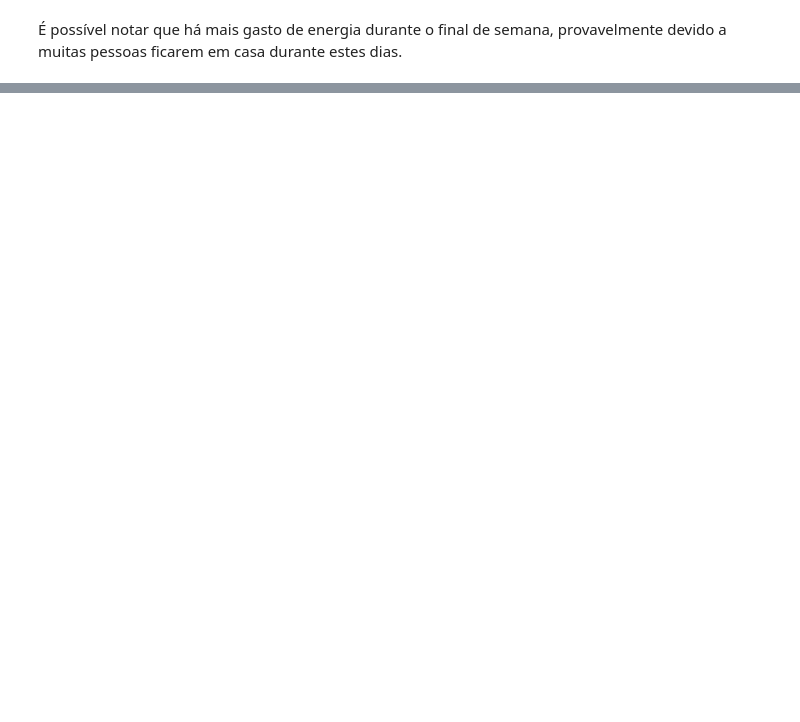
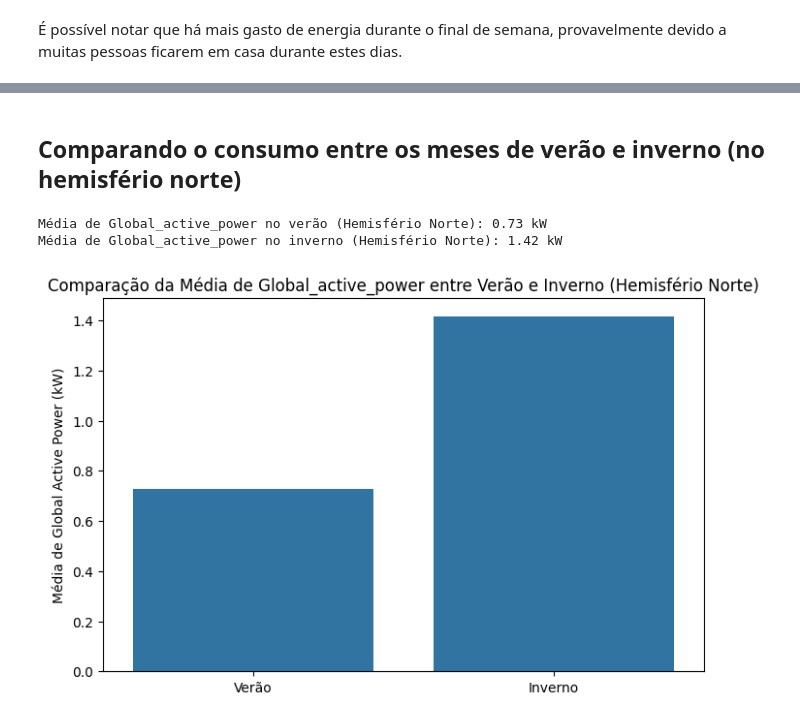
Before and after one commit to SunaUezuri/ElectricalEnergyConsumption, a Jupyter notebook: ElectricalEnergyConsumption.ipynb, the cells around one changed output, grey strips where cells are left out. Cells and saved outputs as stored; diff of their text form; code cells hidden in the pictures; blank space fills up the shorter version.

```diff
--- a/ElectricalEnergyConsumption.ipynb
+++ b/ElectricalEnergyConsumption.ipynb
@@ -299,0 +378,28 @@ dtype: float64
+# %% [markdown]
+## Comparando o consumo entre os meses de verão e inverno (no hemisfério norte)
+# %%
+# Define summer and winter months in the Northern Hemisphere
+summer_months = [6, 7, 8]  # June, July, August
+winter_months = [12, 1, 2] # December, January, February
+
+# Filter data for summer and winter months
+df_summer = df[df["Date"].dt.month.isin(summer_months)]
+df_winter = df[df["Date"].dt.month.isin(winter_months)]
+
+# Calculate the average Global_active_power for summer and winter
+media_verao = df_summer["Global_active_power"].mean()
+media_inverno = df_winter["Global_active_power"].mean()
+
+print(f"Média de Global_active_power no verão (Hemisfério Norte): {media_verao:.2f} kW")
+print(f"Média de Global_active_power no inverno (Hemisfério Norte): {media_inverno:.2f} kW")
+
+# Optional: Create a bar plot to visualize the comparison
+plt.figure(figsize=(8, 5))
+sns.barplot(x=["Verão", "Inverno"], y=[media_verao, media_inverno])
+plt.title("Comparação da Média de Global_active_power entre Verão e Inverno (Hemisfério Norte)")
+plt.ylabel("Média de Global Active Power (kW)")
+plt.show()
+# %% [output]
+Média de Global_active_power no verão (Hemisfério Norte): 0.73 kW
+Média de Global_active_power no inverno (Hemisfério Norte): 1.42 kW
+[figure, added]
```
Also changed, not shown: parts of 29 cells of this notebook.
